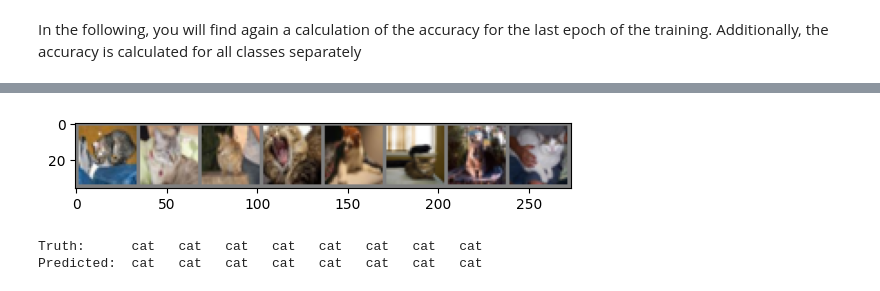
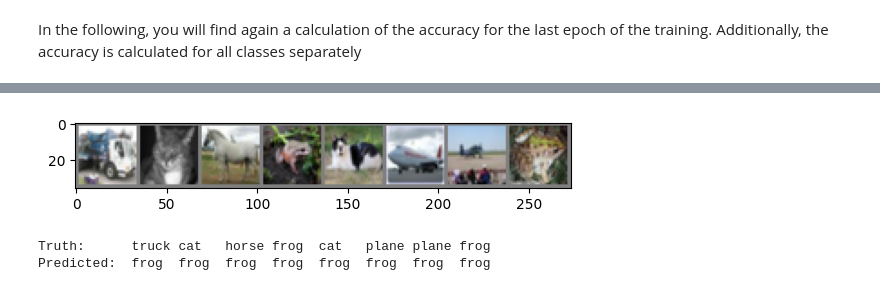
Before and after one commit to ewencedr/CNN-exercises, a Jupyter notebook: CNN-exercise2-solution.ipynb, the cells around one changed output, grey strips where cells are left out. Drawn from its saved outputs; the diff is of its cells as text; code cells hidden in the pictures.

Commit message:
add option to run with all cifar10 classes - no working network yet

```diff
--- a/CNN-exercise2-solution.ipynb
+++ b/CNN-exercise2-solution.ipynb
@@ -110 +111,4 @@ class DatasetMaker(Dataset):
+# %%
+classDict = {'cat': 0, 'dog': 1}
+classDict = {'plane': 0, 'car': 1, 'bird': 2, 'cat': 3, 'deer': 4, 'dog': 5, 'frog': 6, 'horse': 7, 'ship': 8, 'truck': 9}
 # %%
@@ -235,3 +168,25 @@ class CNN(nn.Module):
+# %%
+import torch.nn as nn
+import torch.nn.functional as F
+class CNN(nn.Module):
+    def __init__(self):
+        super(CNN, self).__init__()
+        # define the layers
+        self.conv1 = nn.Conv2d(3, 6, 5)
+        self.pool = nn.MaxPool2d(2, 2)
+        self.conv2 = nn.Conv2d(6, 16, 5)
+        self.fc1 = nn.Linear(16 * 5 * 5, 120)
+        self.fc2 = nn.Linear(120, 84)
+        self.fc3 = nn.Linear(84, 10)
+
+    def forward(self, x):
+        x = self.pool(F.relu(self.conv1(x)))
+        x = self.pool(F.relu(self.conv2(x)))
+        x = torch.flatten(x, 1) # flatten all dimensions except batch
+        x = F.relu(self.fc1(x))
+        x = F.relu(self.fc2(x))
+        x = self.fc3(x)
+        return x
 # %%
 model = CNN()
 print(model)
@@ -422,6 +364,7 @@ correct = 0
 total = 0
 test_preds = []
 test_labels = []
+test_images = []
 # since we're not training, we don't need to calculate the gradients for our outputs
 with torch.no_grad():
     for data in testloader:
@@ -432,10 +375,12 @@ with torch.no_grad():
         _, predicted = torch.max(outputs.data, 1)
         test_preds.append(predicted.cpu())
         test_labels.append(labels.cpu())
+        test_images.append(images.cpu())
         total += labels.size(0)
         correct += (predicted.cpu() == labels).sum().item()
     test_preds = torch.concatenate(test_preds).numpy()
     test_labels = torch.concatenate(test_labels).numpy()
+    test_images = torch.concatenate(test_images)
 
 print(f'Accuracy of the network on the {total} test images: {100 * correct // total} %')
 # %% [output]
@@ -455,17 +404,15 @@ plt.show()
 # %%
-dataiter = iter(testloader)
-images, labels = next(dataiter)
+images_to_plot = 8
 
-images_to_plot = 8
 # show images
-imshow(torchvision.utils.make_grid(images[:images_to_plot]))
+imshow(torchvision.utils.make_grid(test_images[:images_to_plot]))
 # print labels
-print('Truth:     ', ' '.join(f'{"dog" if labels[j]==1 else "cat":5s}' for j in range(images_to_plot)))
-print('Predicted: ', ' '.join(f'{"dog" if labels[j]==1 else "cat":5s}' for j in range(images_to_plot)))
+print('Truth:     ', ' '.join(f'{classes[test_labels[j]]:5s}' for j in range(images_to_plot)))
+print('Predicted: ', ' '.join(f'{classes[test_preds[j]]:5s}' for j in range(images_to_plot)))
 # %% [output]
-[figure, old version]
+[figure, new version]
-Truth:      cat   cat   cat   cat   cat   cat   cat   cat
-Predicted:  cat   cat   cat   cat   cat   cat   cat   cat
+Truth:      truck cat   horse frog  cat   plane plane frog
+Predicted:  frog  frog  frog  frog  frog  frog  frog  frog
 # %%
 correct = 0
 total = 0
```
Also changed, not shown: parts of 16 cells of this notebook.
